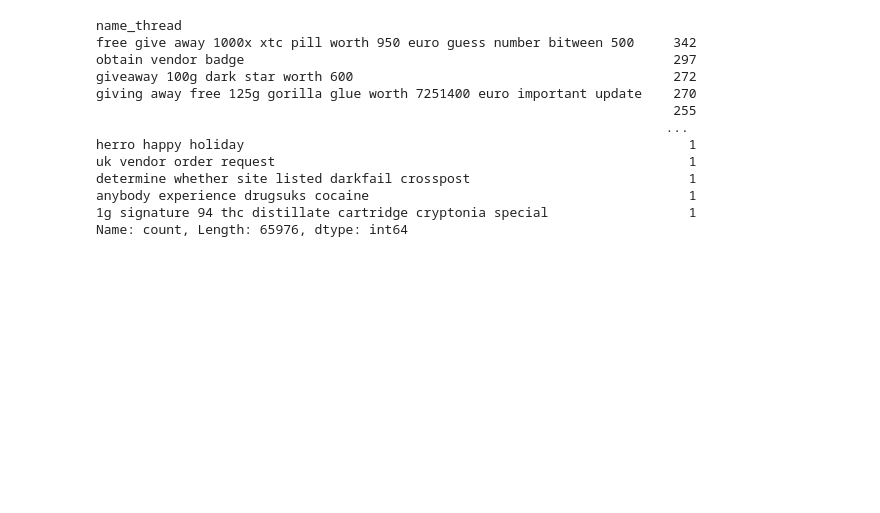
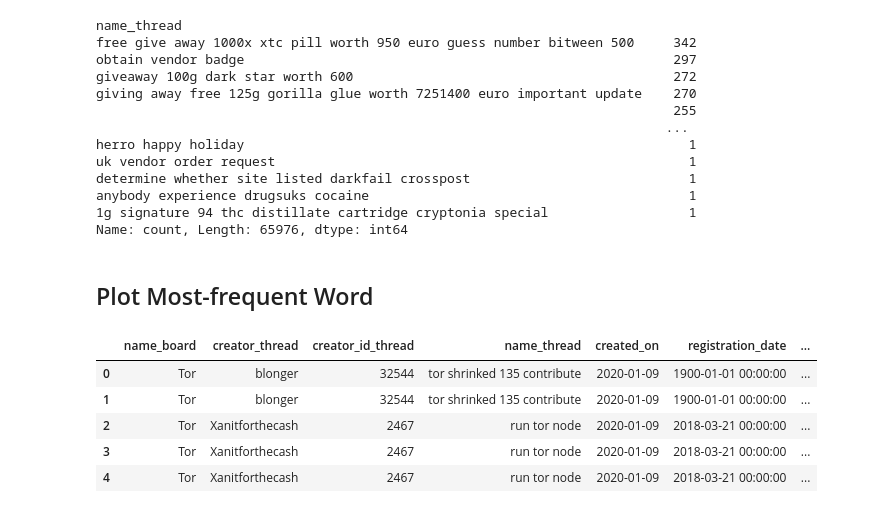
Before and after one commit to D0men1c0/GSoC, a Jupyter notebook: Analyze_files/Completed/TextAnalysis.ipynb, the cells around one changed output. Cells and saved outputs as stored; diff of their text form; code cells hidden in the pictures; blank space fills up the shorter version.

```diff
--- a/Analyze_files/Completed/TextAnalysis.ipynb
+++ b/Analyze_files/Completed/TextAnalysis.ipynb
@@ -124,3 +119,16 @@ anybody experience drugsuks cocaine                                         1
 Name: count, Length: 65976, dtype: int64
 # %%
 df.to_csv('cleaned_data_name_thread.csv', index=False)
+# %% [markdown]
+## Plot Most-frequent Word
+# %%
+df = pd.read_csv('cleaned_data_name_thread.csv')
+word_dict = Counter(' '.join([str(item) for item in df.name_thread.tolist()]).split())
+df.head()
+# %% [output]
+|  | name_board | creator_thread | creator_id_thread | name_thread | created_on | registration_date | ... |
+| 0 | Tor | blonger | 32544 | tor shrinked 135 contribute | 2020-01-09 | 1900-01-01 00:00:00 | ... |
+| 1 | Tor | blonger | 32544 | tor shrinked 135 contribute | 2020-01-09 | 1900-01-01 00:00:00 | ... |
+| 2 | Tor | Xanitforthecash | 2467 | run tor node | 2020-01-09 | 2018-03-21 00:00:00 | ... |
+| 3 | Tor | Xanitforthecash | 2467 | run tor node | 2020-01-09 | 2018-03-21 00:00:00 | ... |
+| 4 | Tor | Xanitforthecash | 2467 | run tor node | 2020-01-09 | 2018-03-21 00:00:00 | ... |
```
Also changed, not shown: parts of 8 cells of this notebook, 2 other files.
